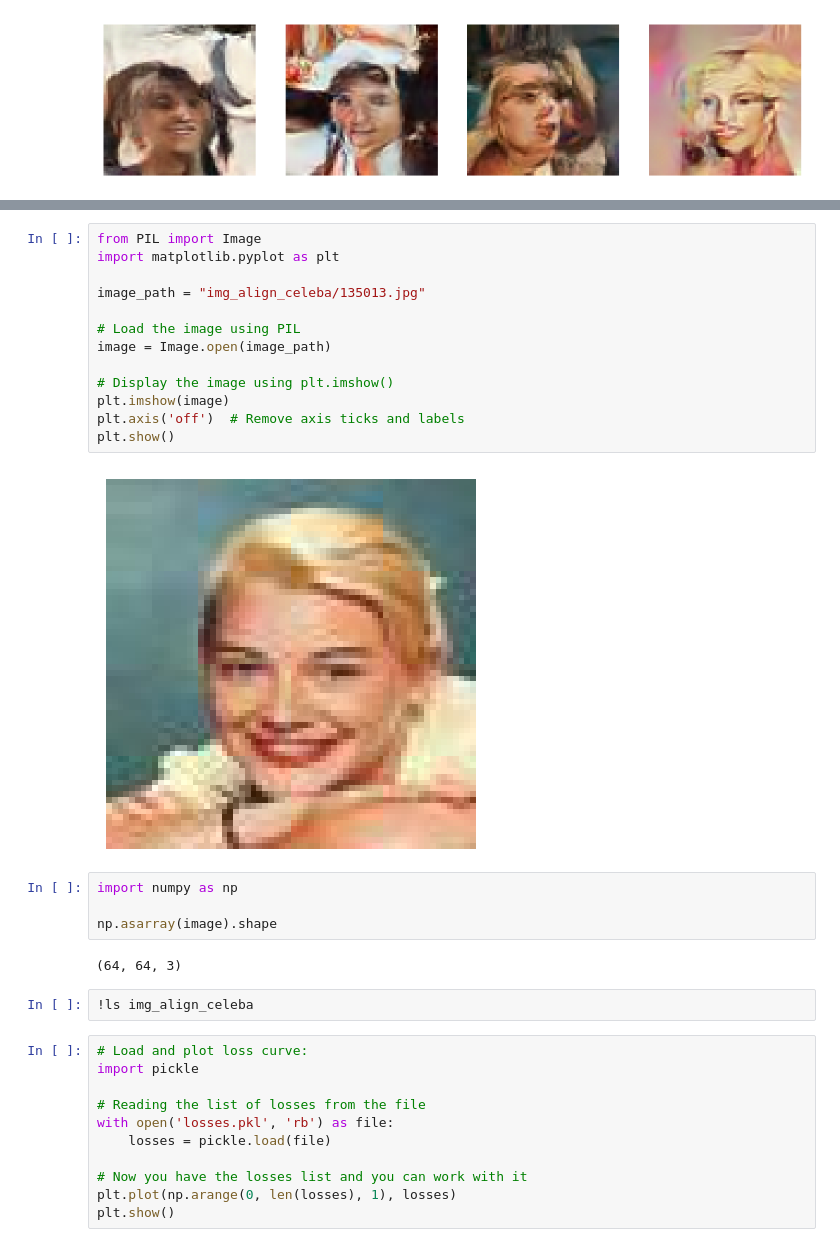
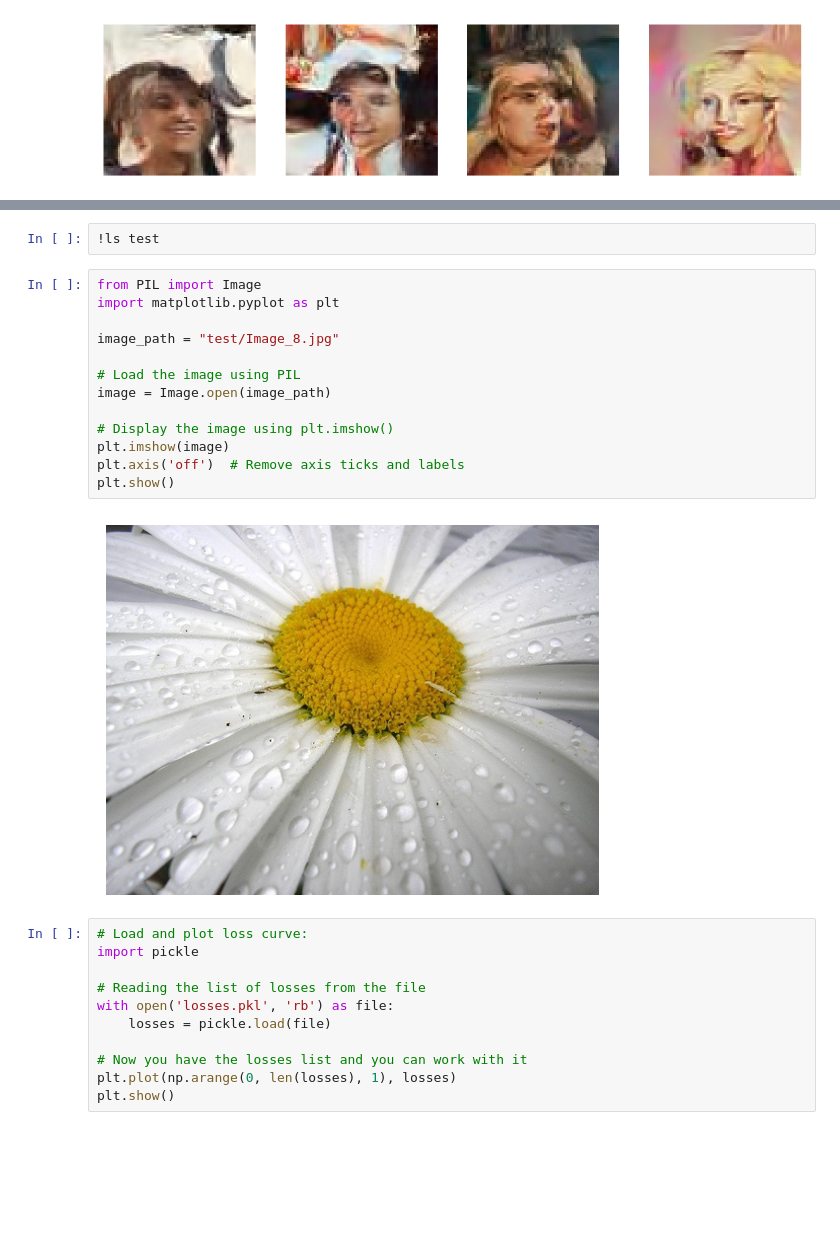
Before and after one commit to Sergio20f/cDDPM, a Jupyter notebook: alt_diffusion.ipynb, the cells around one changed output, grey strips where cells are left out. Saved outputs shown, nothing was run; the diff lists cells and outputs as text; blank space fills up the shorter version.

```diff
--- a/alt_diffusion.ipynb
+++ b/alt_diffusion.ipynb
@@ -1149,26 +1156,20 @@ training complete
+# %%
+!ls test
 # %%
 from PIL import Image
 import matplotlib.pyplot as plt
 
-image_path = "img_align_celeba/135013.jpg"
+image_path = "test/Image_8.jpg"
 
 # Load the image using PIL
 image = Image.open(image_path)
 
 # Display the image using plt.imshow()
 plt.imshow(image)
 plt.axis('off')  # Remove axis ticks and labels
 plt.show()
 # %% [output]
-[figure, old version]
+[figure, new version]
-# %%
-import numpy as np
-
-np.asarray(image).shape
-# %% [output]
-(64, 64, 3)
-# %%
-!ls img_align_celeba
 # %%
 # Load and plot loss curve:
 import pickle
```
Also changed, not shown: parts of 20 cells of this notebook.
